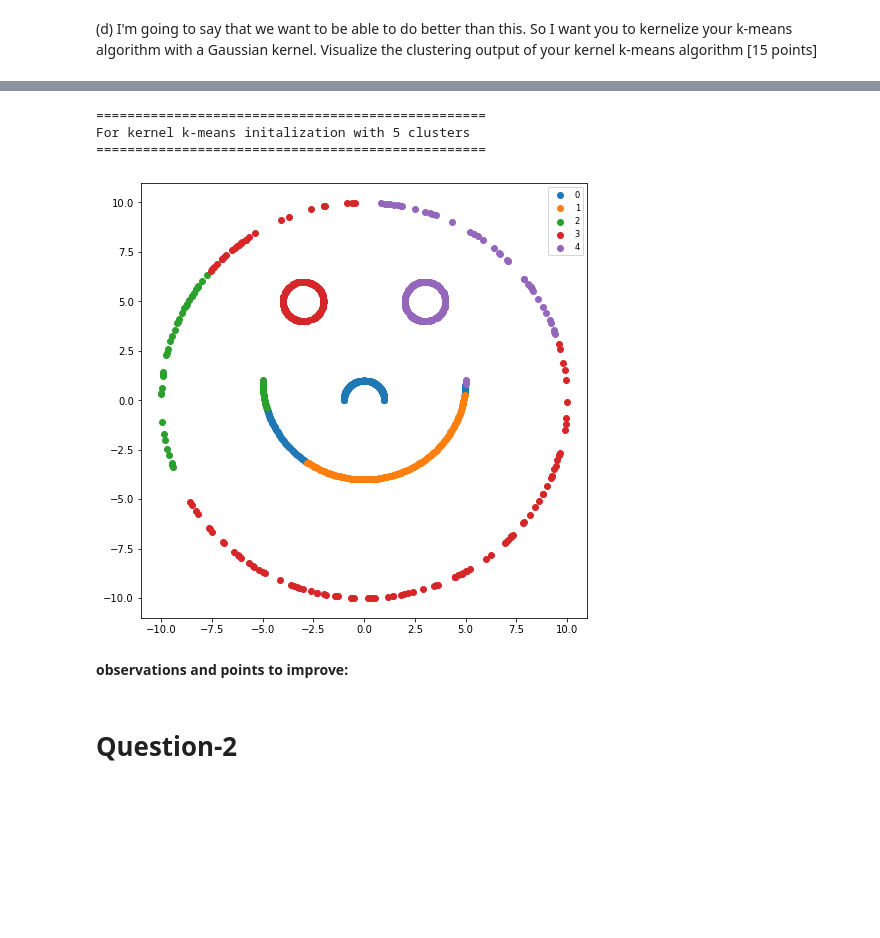
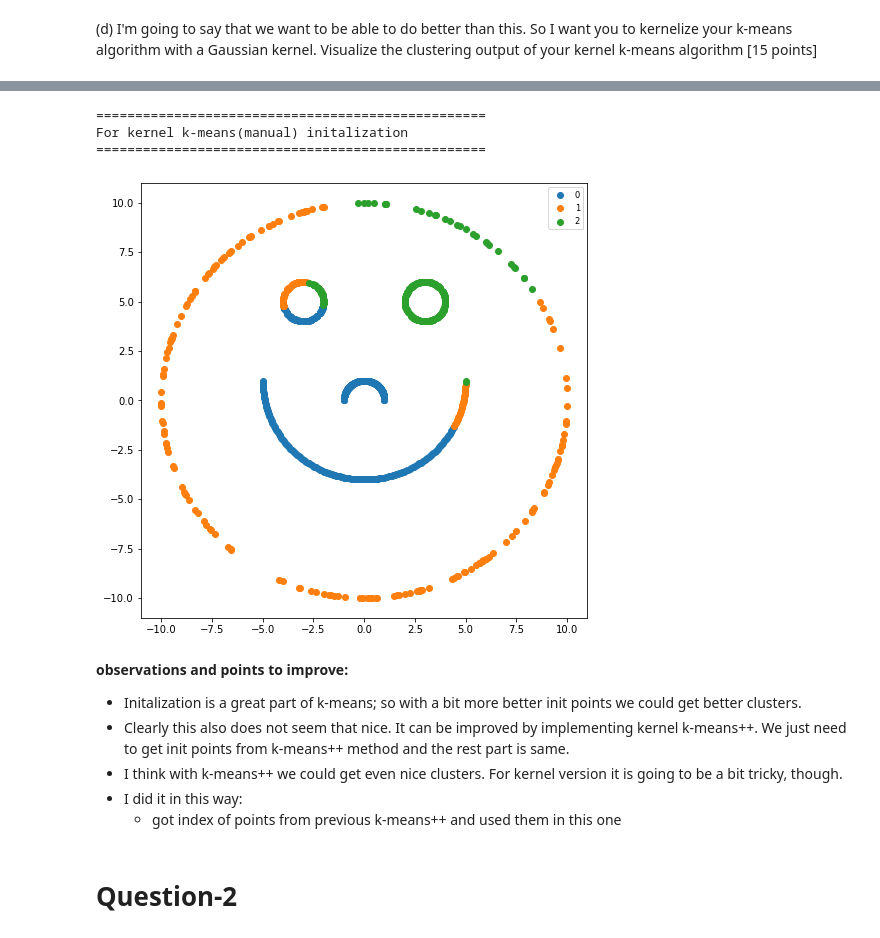
Before and after one commit to sunil-dhaka/ml-course-work, a Jupyter notebook: assign4.ipynb, the cells around one changed output, grey strips where cells are left out. Cells and saved outputs as stored; diff of their text form; code cells hidden in the pictures; blank space fills up the shorter version.

```diff
--- a/assign4.ipynb
+++ b/assign4.ipynb
@@ -440,10 +466,10 @@ def get_kernel_KMeans_clusters(X,n_cluster=5,init_style='k-means',n_iter=1000):
         return tmp_cluster_assign
 # %%
 print(''.center(50,'='))
-print('For kernel k-means initalization with 5 clusters')
+print('For kernel k-means initalization')
 print(''.center(50,'='))
 
-no_of_clusters=5
+no_of_clusters=3
 model=get_kernel_KMeans_clusters(X,n_cluster=no_of_clusters)
 fig = plt.figure( figsize = (8, 8) )
 plt.figure(fig.number)
@@ -459,0 +486,14 @@ For kernel k-means initalization with 5 clusters
+# %%
+print(''.center(50,'='))
+print('For kernel k-means++ initalization')
+print(''.center(50,'='))
+
+no_of_clusters=3
+model=get_kernel_KMeans_clusters(X,n_cluster=no_of_clusters,init_style='k-means++')
+fig = plt.figure( figsize = (8, 8) )
+plt.figure(fig.number)
+for cluster in range(no_of_clusters):
+    label0 = X[model == cluster]
+    plt.scatter(label0[:,0] , label0[:,1],label=cluster)
+plt.legend(fontsize='small')
+plt.show()
@@ -460,24 +505,29 @@ For kernel k-means initalization with 5 clusters
 # %%
 print(''.center(50,'='))
-print('For kernel k-means initalization with 5 clusters')
+print('For kernel k-means(manual) initalization')
 print(''.center(50,'='))
 
-no_of_clusters=5
-model=get_kernel_KMeans_clusters(X,n_cluster=no_of_clusters,init_style='manual')
+no_of_clusters=3
+model=get_kernel_KMeans_clusters(X,n_cluster=no_of_clusters,init_style='manual',n_iter=1000)
 fig = plt.figure( figsize = (8, 8) )
 plt.figure(fig.number)
 for cluster in range(no_of_clusters):
     label0 = X[model == cluster]
     plt.scatter(label0[:,0] , label0[:,1],label=cluster)
 plt.legend(fontsize='small')
 plt.show()
 # %% [output]
 ==================================================
-For kernel k-means initalization with 5 clusters
+For kernel k-means(manual) initalization
 ==================================================
-[figure, old version]
+[figure, new version]
-# %% [markdown]
-**observations and points to improve:**
+# %% [markdown]
+**observations and points to improve:**
+- Initalization is a great part of k-means; so with a bit more better init points we could get better clusters.
+- Clearly this also does not seem that nice. It can be improved by implementing kernel k-means++. We just need to get init points from k-means++ method and the rest part is same.
+- I think with k-means++ we could get even nice clusters. For kernel version it is going to be a bit tricky, though.
+- I did it in this way:
+    - got index of points from previous k-means++ and used them in this one
 # %% [markdown]
 # Question-2
 # %% [markdown]
```
Also changed, not shown: parts of 25 cells of this notebook.
